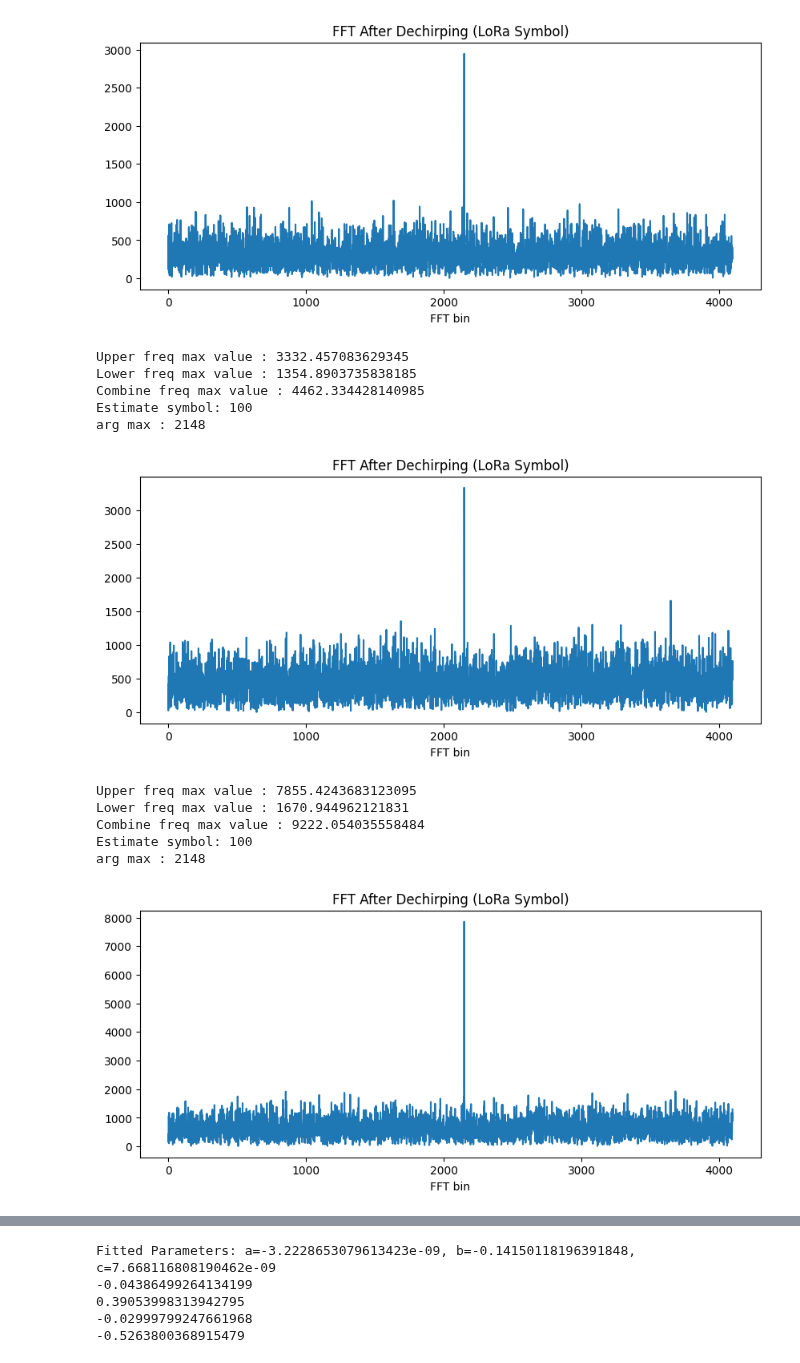
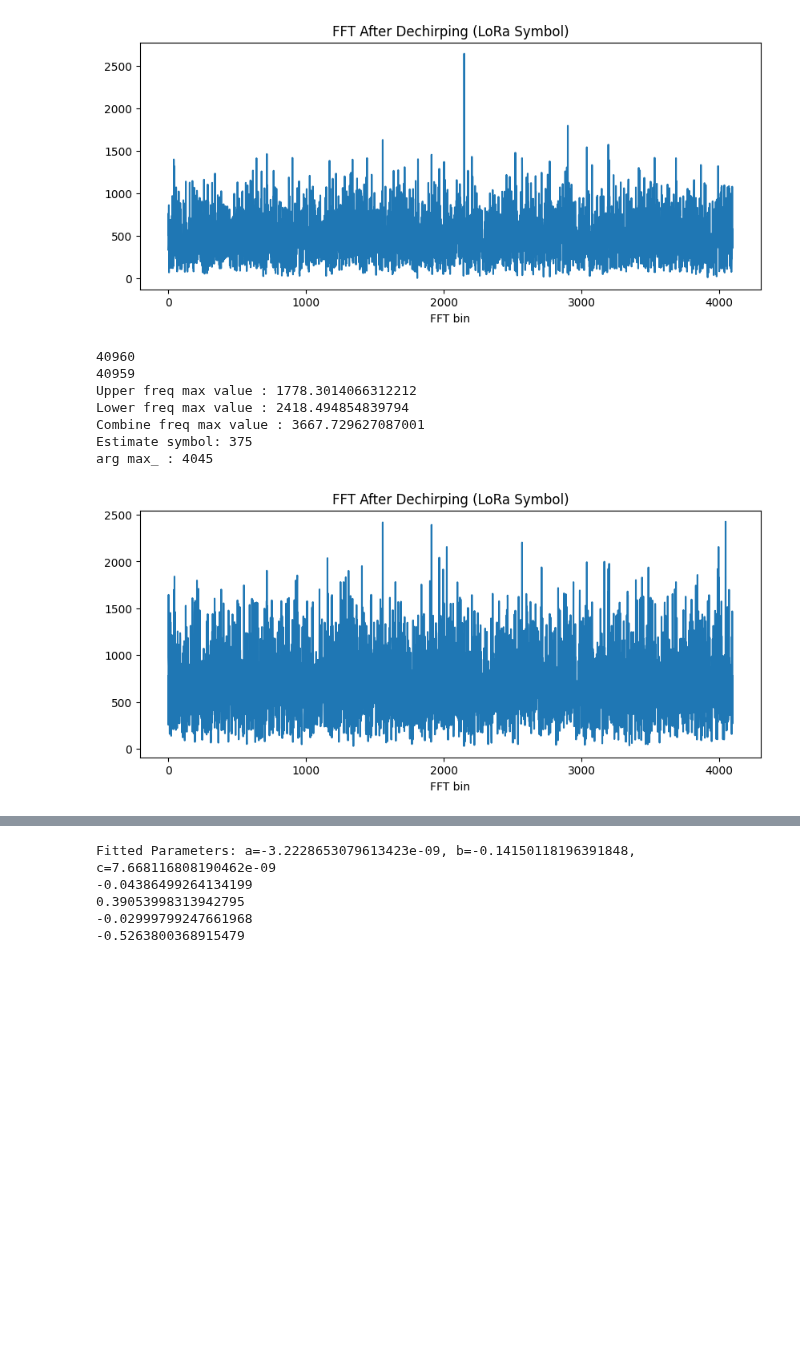
Before and after one commit to INC-PNU/CRAN-implementation, a Jupyter notebook: Server/testing.ipynb, the cells around one changed output, grey strips where cells are left out. Drawn from its saved outputs; the diff is of its cells as text; code cells hidden in the pictures; blank space fills up the shorter version.

```diff
--- a/Server/testing.ipynb
+++ b/Server/testing.ipynb
@@ -51,20 +66,32 @@ symbol_ = 0
 lora_init = LoRa(sf, bw)
 down_chirp = lora_init.gen_symbol_fs( 0, down=True, Fs=fs)
 shift = 4096 * 5
+i = 0
 for sig in signals:
     signal_a = sig[0+shift:4096+shift]
     dechirped_a = signal_a * down_chirp
-    sym,max=estimate_symbol_custom(signal_a,"abc",sf,fs,bw)
-    print("Estimate symbol:",sym)
-    print("arg max :", max)
-    fft_plot(dechirped_a)
+    if i < 2:
+        sym,max___=estimate_symbol_custom(signal_a,"abc",sf,fs,bw)
+        print("Estimate symbol:",sym)
+        print("arg max___ :", max_)
+        fft_plot(dechirped_a)
+    i = i + 1
 
-# combined = signals[0] + signals[1]
+len_A = len(signals[0])
+len_B = len(signals[1])
+print(len_A)
+print(len_B)
+target_len = max(int(len_A), int(len_B))
 
+# new_signal_pad = np.pad(signals[0] , (0, target_len - len_A), mode="constant")
+# old_signal_pad = np.pad(signals[1], (0, target_len - len_B), mode="constant")
+new_signal_pad = signals[0][0:40959]
+old_signal_pad = signals[1][0:40959]
+combined = new_signal_pad + old_signal_pad
 signal_com = combined[0+shift:4096+shift]
-sym,max=estimate_symbol_custom(signal_com,"com",sf,fs,bw)
+sym,max_=estimate_symbol_custom(signal_com,"com",sf,fs,bw)
 print("Estimate symbol:",sym)
-print("arg max :", max)
+print("arg max_ :", max_)
 signal_com = signal_com * down_chirp
 fft_plot(signal_com)
 ## sequence = [0,256,0,256,100,100,1,2,3,256]
@@ -83,16 +110,12 @@ arg max : 2148
-[figure, old version]
+[figure, new version]
-Upper freq max value : 3332.457083629345
-Lower freq max value : 1354.8903735838185
-Combine freq max value : 4462.334428140985
-Estimate symbol: 100
-arg max : 2148
+40960
+40959
+Upper freq max value : 1778.3014066312212
+Lower freq max value : 2418.494854839794
+Combine freq max value : 3667.729627087001
+Estimate symbol: 375
+arg max_ : 4045
-[figure, old version]
+[figure, new version]
-Upper freq max value : 7855.4243683123095
-Lower freq max value : 1670.944962121831
-Combine freq max value : 9222.054035558484
-Estimate symbol: 100
-arg max : 2148
-[figure, removed]
 # %%
 lora_init = LoRa(9,125000)
 down = lora_init.gen_symbol_fs(0,True,1000000)
```
Also changed, not shown: parts of 4 cells of this notebook, 3 other files.
